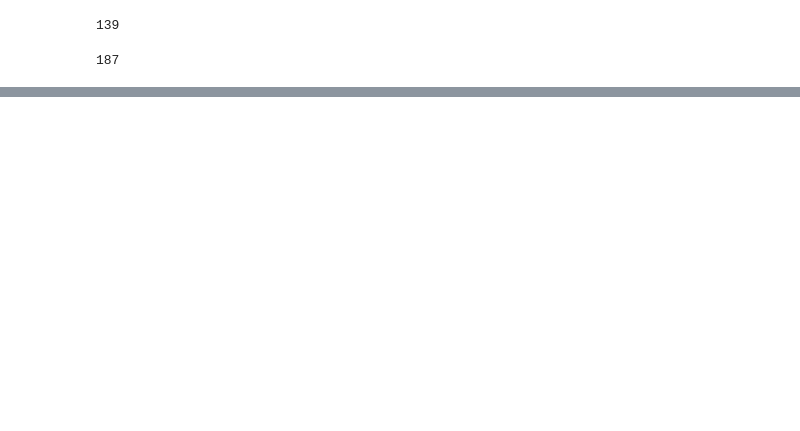
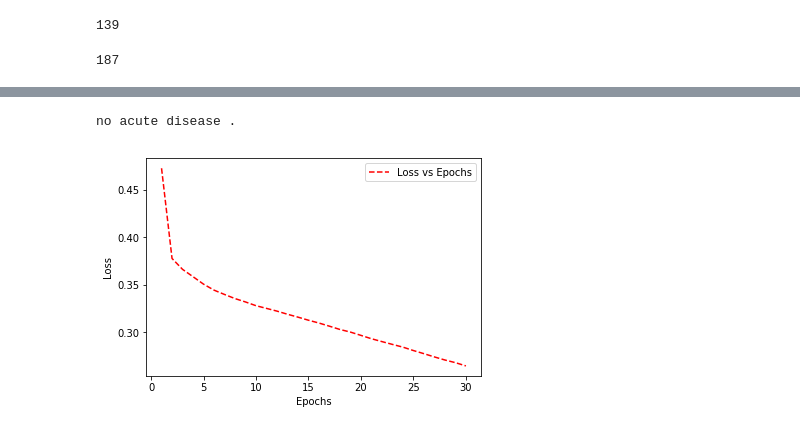
Before and after one commit to abhishekr7/Summarization-of-Radiological-Reports, a Jupyter notebook: model.ipynb, the cells around one changed output, grey strips where cells are left out. Drawn from its saved outputs; the diff is of its cells as text; code cells hidden in the pictures; blank space fills up the shorter version.

Commit message:
Final model..structure code

```diff
--- a/model.ipynb
+++ b/model.ipynb
@@ -172,9 +167,9 @@ def sampleToken(X, embedding_matrix):
 findings_data = np.zeros(
     (len(findings), findings_MAXLEN),
     dtype='float32')
-impression_data = np.zeros(
-    (len(impression), impression_MAXLEN),
+#impression_data = np.zeros(
+#    (len(impression), impression_MAXLEN),
+#    dtype='float32')
+target_data = np.zeros(
+    (len(impression), impression_MAXLEN, len(common_vocab)),
     dtype='float32')
-target_data = np.zeros(
-    (len(impression), impression_MAXLEN),
-    dtype='float32')
@@ -205,8 +200,9 @@ findings, impression = toLowerCase(findings, impression)
 for i, (FINDINGS, IMPRESSION) in enumerate(zip(findings, impression)):
     for t, word in enumerate(nltk.word_tokenize(FINDINGS)):
         findings_data[i, t] = word_2_index[word]
+
     for t, word in enumerate(nltk.word_tokenize(IMPRESSION)):
-        impression_data[i, t] = word_2_index[word]
+        #impression_data[i, t] = I_word_2_index[word_i]
 
         if t > 0:
-            target_data[i, t-1] = word_2_index[word]
+            target_data[i, t-1, word_2_index[word]] = 1
@@ -306,0 +343,21 @@ array([[ 464.,  889.,  164., ...,    0.,    0.,    0.],
+# %%
+finding = "The heart is normal in size . The mediastinum is stable . XXXX sternotomy changes are again noted . The lungs are clear of focal infiltrates . There is no pleural effusion . "
+result = getImpression(model, finding)
+print(result)
+# %% [output]
+no acute disease .
+# %%
+def showTrainingLossPlot(Fit_model):
+    training_loss = Fit_model.history['loss']
+
+    epoch_range = range(1, len(training_loss) + 1)
+
+    plt.plot(epoch_range, training_loss, 'r--')
+    plt.legend(['Loss vs Epochs'])
+    plt.xlabel('Epochs')
+    plt.ylabel('Loss')
+    plt.show()
+# %%
+showTrainingLossPlot(fit_model)
+# %% [output]
+[figure, added]
```
Also changed, not shown: parts of 18 cells of this notebook.
